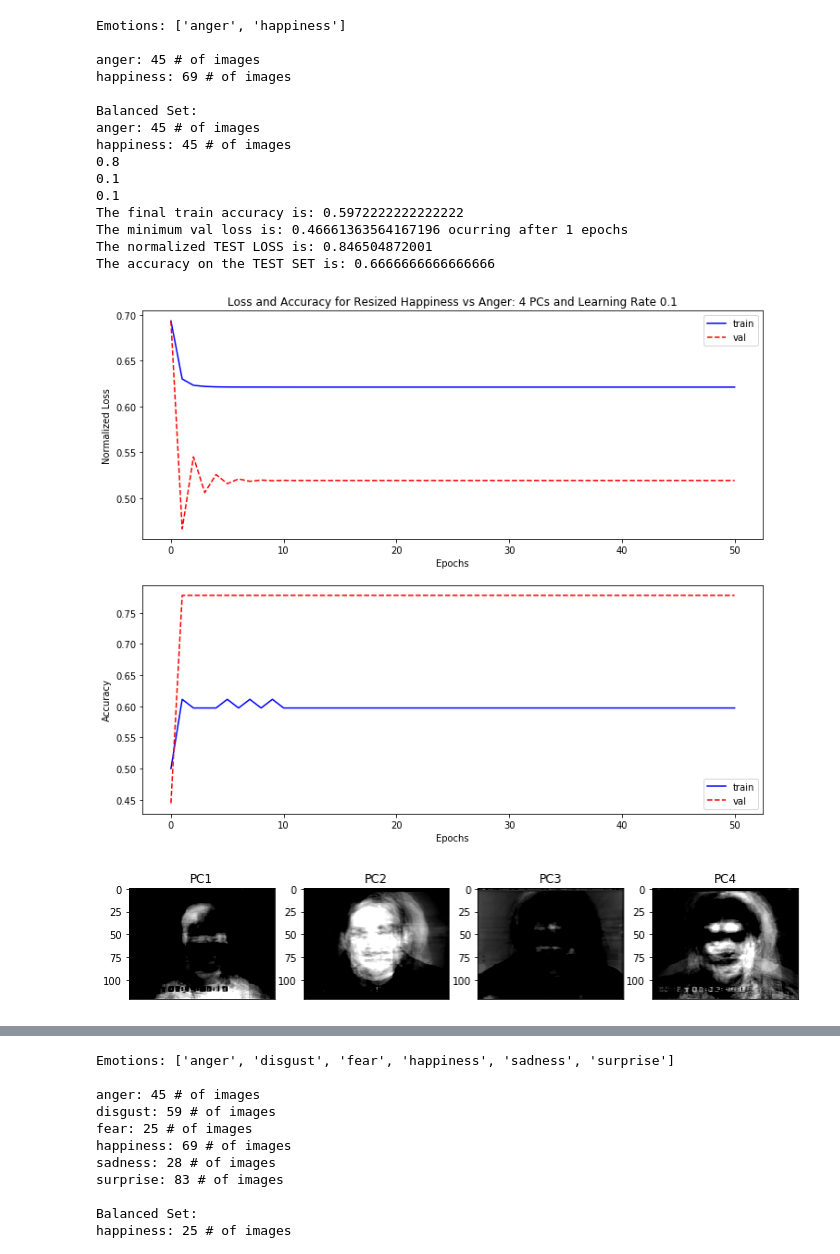
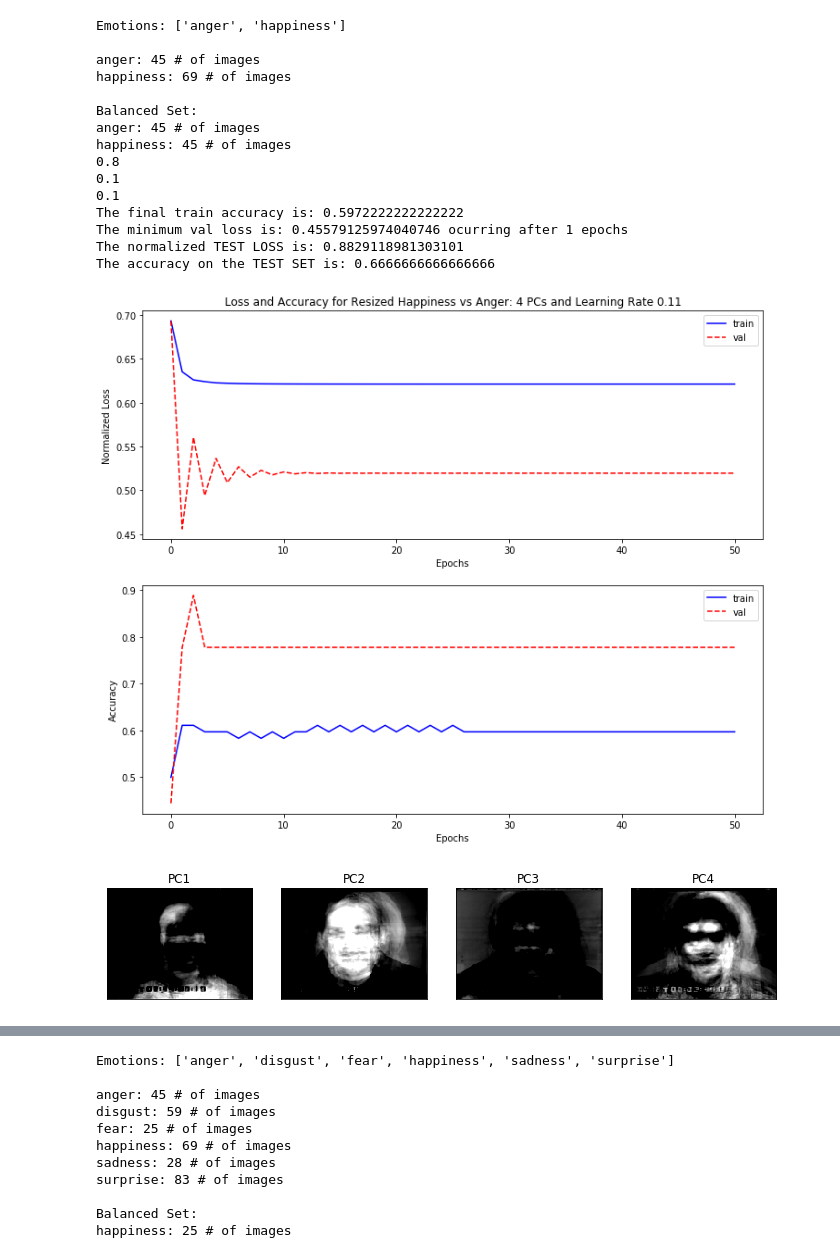
Before and after one commit to adamklie/CSE253_PA1, a Jupyter notebook: PA 1 Log Reg .ipynb, the cells around one changed output, grey strips where cells are left out. Saved outputs shown, nothing was run; the diff lists cells and outputs as text; code cells hidden in the pictures.

```diff
--- a/PA 1 Log Reg .ipynb
+++ b/PA 1 Log Reg .ipynb
@@ -276,26 +276,27 @@ def HappyVsAngry(howManyPrincipalComponents, alpha, k, numEpochs):
     testData = defaultdict(list)
     testLabels = []
     counter = 0
-    for k,v in splitEmUp.items():
+    for key,v in splitEmUp.items():
         if counter < 8:
             for vals in v:
                 trainData["train"].append(vals)
-            for el in labels[k]:
+            for el in labels[key]:
                 #print(el)
                 trainLabels.append(el)
             counter += 1
         elif (counter == 8):
             for vals in v:
                 valData["val"].append(vals)
-            for el in labels[k]:
+            for el in labels[key]:
                 valLabels.append(el)
             counter += 1
         else:
             for vals in v:
                 testData["test"].append(vals)
-            for el in labels[k]:
+            for el in labels[key]:
                 testLabels.append(el)
     #Ensure fractions are correct!
+    #print((valLabels))
     #print(len(trainData["train"]) == len(trainLabels))
     #print(len(valData["val"]) == len(valLabels))
     #print(len(testData["test"]) == len(testLabels))
@@ -338,12 +339,9 @@ def HappyVsAngry(howManyPrincipalComponents, alpha, k, numEpochs):
     #prevValLoss = valLoss[0]
     for i in range(numEpochs):
         weights = weights + alpha*Gradient(projectedTrain, trainLabels, weights)
-        #suchAWeightyConversation.append(weights)
 
-        #print("After one step the train loss is: " + str(CrossEntropy(projectedTrain, trainLabels, weights)))
         newTrainPredictions = np.array([(ComputeSigmoidFunction(np.dot(el, weights)) > 0.5)for el in projectedTrain])
         newValPredictions = np.array([(ComputeSigmoidFunction(np.dot(el, weights)) > 0.5)for el in projectedVal])
-        #print("After one step the train accuracy is: " + str(sum(newPredictions == np.array(trainLabels))/len(trainLabels)))
 
         trainLoss.append(CrossEntropy(projectedTrain, trainLabels, weights)/len(projectedTrain))
         valLoss.append(CrossEntropy(projectedVal, valLabels, weights)/len(projectedVal))
@@ -353,12 +351,13 @@ def HappyVsAngry(howManyPrincipalComponents, alpha, k, numEpochs):
         #early stopping check
         if (valLoss[len(valLoss)-1] < valLoss[len(valLoss)-2]) and (not earlyStop):
             suchAWeightyConversation = weights.copy()
+
         else:
+            #print("EARLY STOPPING AT EPOCH: " + str(i+1))
             earlyStop = True
 
     finalTrainPredictions = np.array([(ComputeSigmoidFunction(np.dot(el, weights)) > 0.5)for el in projectedTrain])
     print("The final train accuracy is: " + str(sum(finalTrainPredictions == np.array(trainLabels))/len(trainLabels)))
-
     plt.figure(figsize=(12,10))
 
     plt.subplot(2,1,1)
@@ -381,7 +380,7 @@ def HappyVsAngry(howManyPrincipalComponents, alpha, k, numEpochs):
     #Sanity check for validation early stopping and for comparison with results of plots
     print("The minimum val loss is: " + str(min(valLoss)) + " ocurring after " + str(valLoss.index(min(valLoss))) + " epochs")
     #print(valLoss[1])
-    #print(CrossEntropy(projectedVal, valLabels, suchAWeightyConversation))
+    #print(CrossEntropy(projectedVal, valLabels, suchAWeightyConversation)/len(valLabels))
 
     #Obtain the test accuracy using the weights identified from early stopping on validation set
 
@@ -398,25 +397,26 @@ def HappyVsAngry(howManyPrincipalComponents, alpha, k, numEpochs):
         img = Image.fromarray(forPlotting)
         plt.imshow(img)
         plt.tick_params(axis='x',which='both',bottom=False,top=False,labelbottom=False)
+        plt.tick_params(axis='y',which='both',left=False,right=False,labelleft=False)
     return None
 # %%
-HappyVsAngry(4, 0.1, 10, 50)
+HappyVsAngry(4, 0.11, 10, 50)
 # %% [output]
 Emotions: ['anger', 'happiness']
 
 anger: 45 # of images
 happiness: 69 # of images
 
 Balanced Set:
 anger: 45 # of images
 happiness: 45 # of images
 0.8
 0.1
 0.1
 The final train accuracy is: 0.5972222222222222
-The minimum val loss is: 0.46661363564167196 ocurring after 1 epochs
-The normalized TEST LOSS is: 0.846504872001
+The minimum val loss is: 0.45579125974040746 ocurring after 1 epochs
+The normalized TEST LOSS is: 0.8829118981303101
 The accuracy on the TEST SET is: 0.6666666666666666
-[figure, old version]
+[figure, new version]
-[figure, old version]
+[figure, new version]
 # %%
```
Also changed, not shown: parts of 14 cells of this notebook.
